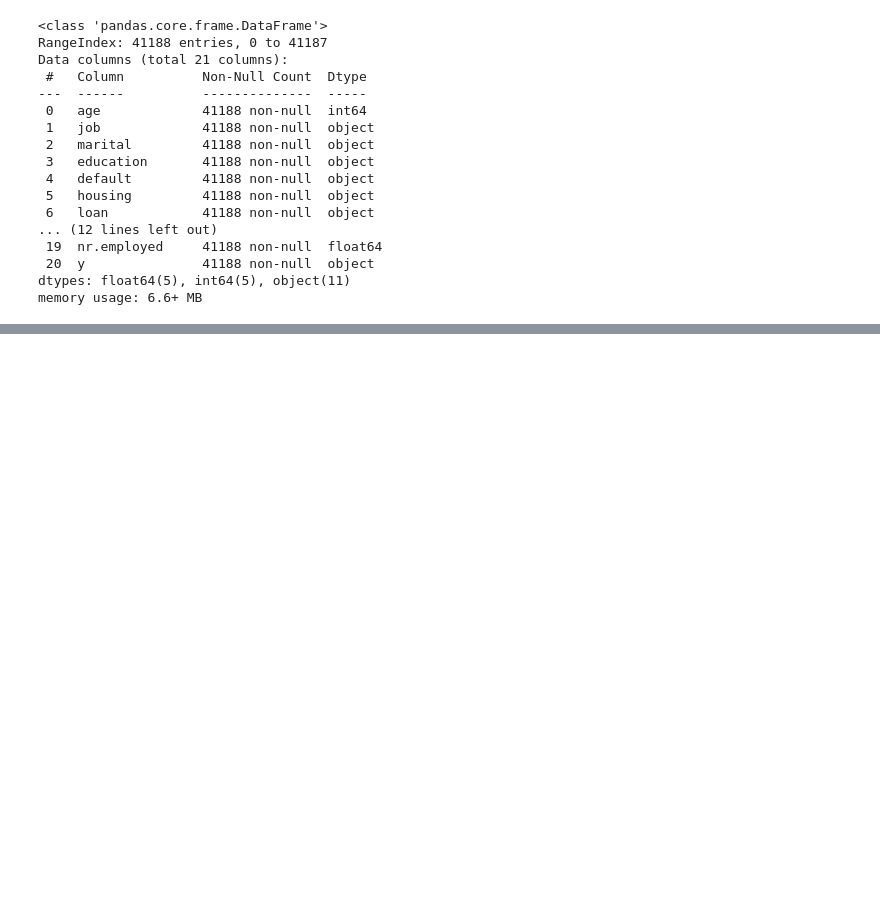
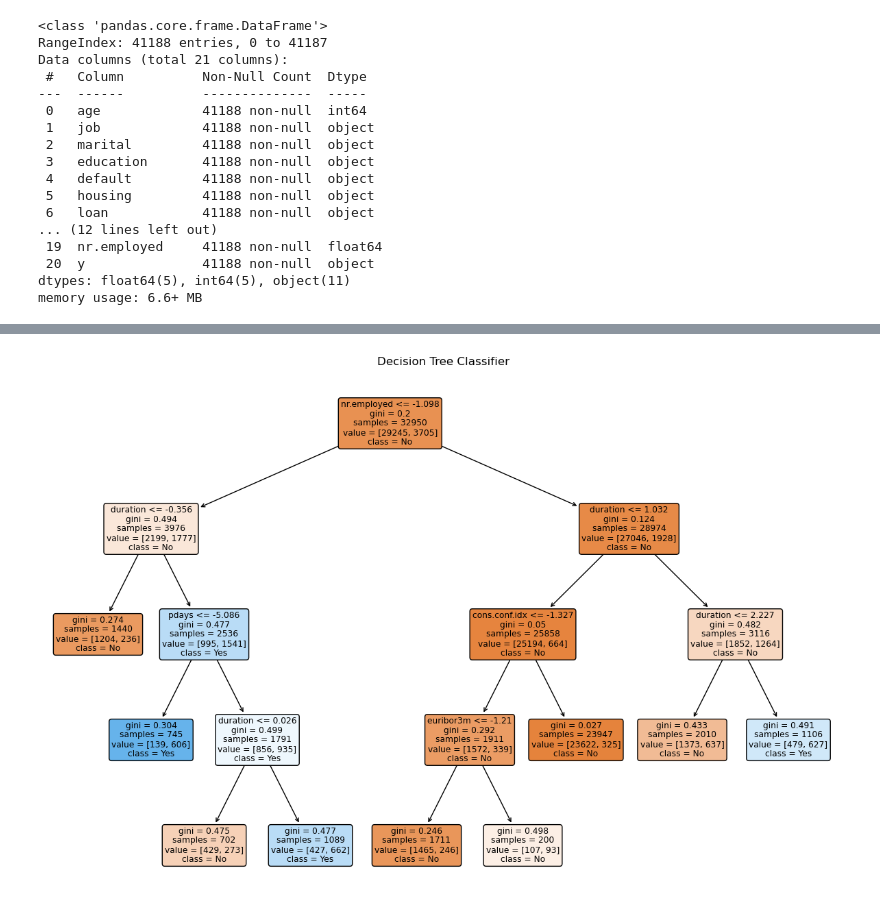
Before and after one commit to Sriworks1/AI-ML-Classifier-Comparison, a Jupyter notebook: Classifier-Comparison.ipynb, the cells around one changed output, grey strips where cells are left out. Saved outputs shown, nothing was run; the diff lists cells and outputs as text; code cells hidden in the pictures; blank space fills up the shorter version.

```diff
--- a/Classifier-Comparison.ipynb
+++ b/Classifier-Comparison.ipynb
@@ -53,0 +199,8 @@ memory usage: 6.6+ MB
+# %%
+# Plot the decision tree
+plt.figure(figsize=(15, 10))
+plot_tree(dtree_pruned, feature_names=X.columns, class_names=['No', 'Yes'], filled=True, rounded=True)
+plt.title('Decision Tree Classifier')
+plt.show()
+# %% [output]
+[figure, added]
```
Also changed, not shown: parts of 15 cells of this notebook, 8 other files.
